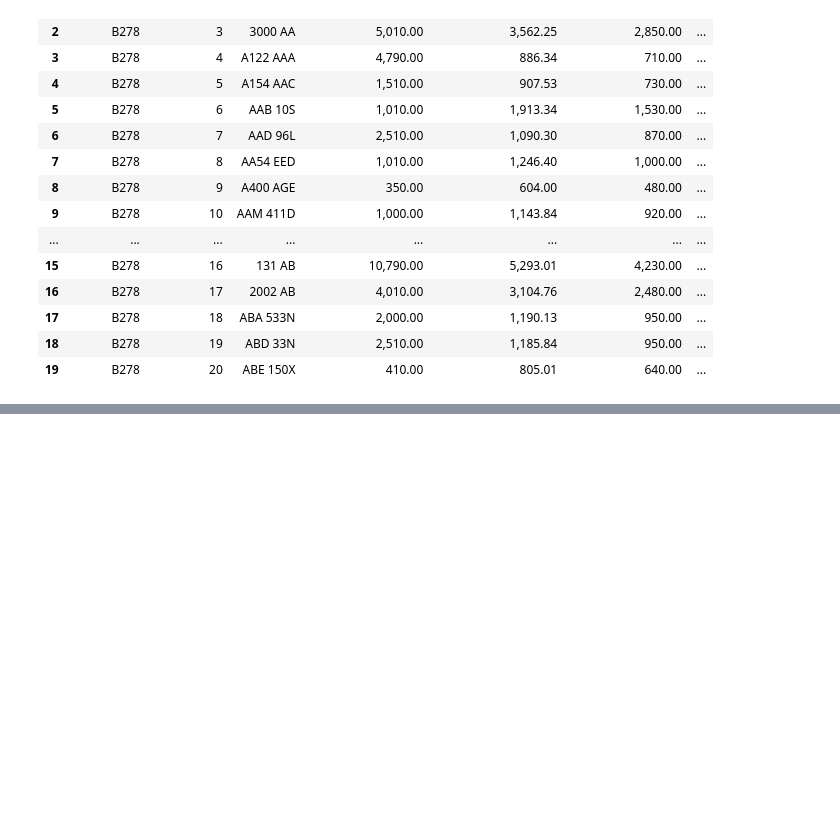
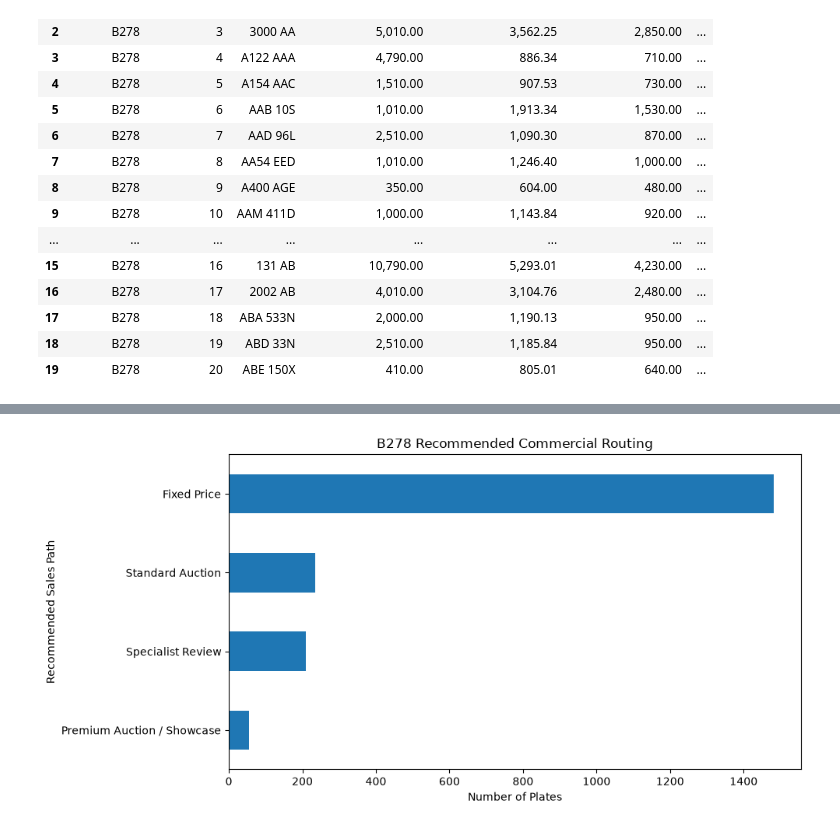
Before and after one commit to ozzy2438/Plate-Value-Intelligence, a Jupyter notebook: 07_pricing_and_auction_strategy_simulation.ipynb, the cells around one changed output, grey strips where cells are left out. Saved outputs shown, nothing was run; the diff lists cells and outputs as text; code cells hidden in the pictures; blank space fills up the shorter version.

```diff
--- a/07_pricing_and_auction_strategy_simulation.ipynb
+++ b/07_pricing_and_auction_strategy_simulation.ipynb
@@ -854,0 +1180,25 @@ pricing_strategy_decisions.head(20)
+# %%
+routing_plot_data = (
+    sales_path_summary
+    .set_index(
+        "recommended_sales_path"
+    )["plate_count"]
+    .sort_values()
+)
+
+ax = routing_plot_data.plot(
+    kind="barh",
+    figsize=(10, 5),
+)
+
+ax.set_title(
+    "B278 Recommended Commercial Routing"
+)
+ax.set_xlabel("Number of Plates")
+ax.set_ylabel("Recommended Sales Path")
+
+plt.tight_layout()
+plt.show(block=False)
+plt.close(ax.get_figure())
+# %% [output]
+[figure, added]
```
Also changed, not shown: parts of 9 cells of this notebook, 12 other files.
